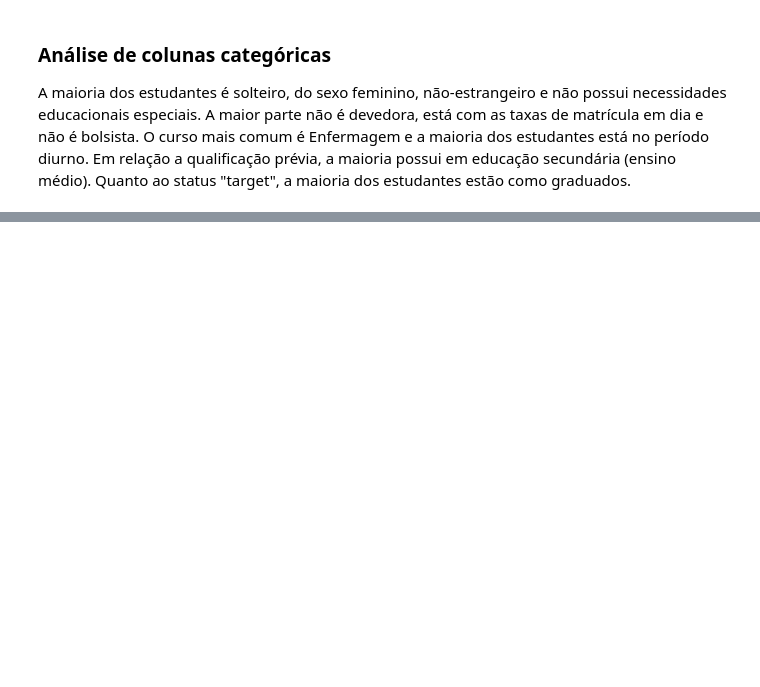
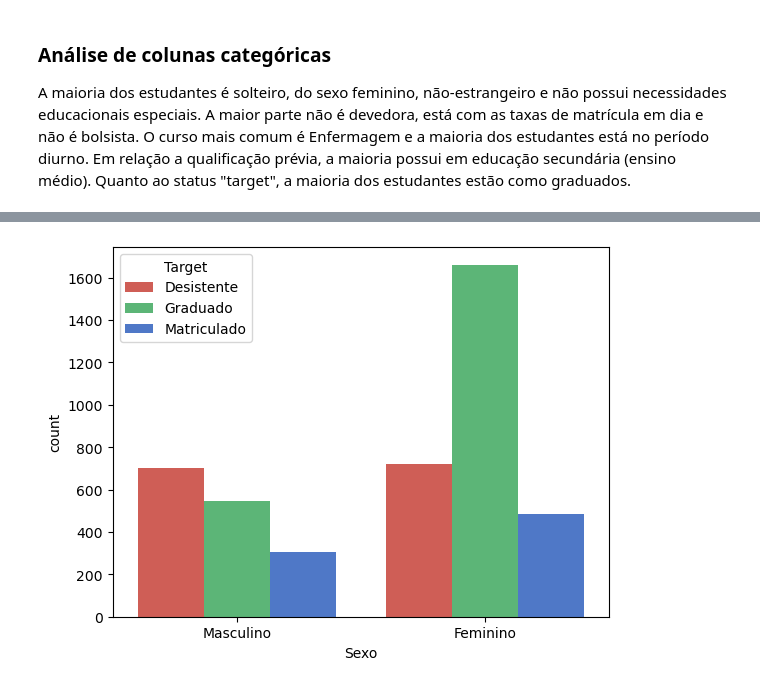
Before and after one commit to CrisNakamura/modelo_prevencao_evasao_estudantil, a Jupyter notebook: projeto.ipynb, the cells around one changed output, grey strips where cells are left out. Cells and saved outputs as stored; diff of their text form; code cells hidden in the pictures; blank space fills up the shorter version.

```diff
--- a/projeto.ipynb
+++ b/projeto.ipynb
@@ -91,0 +159,5 @@ dados.describe(include='object', exclude='number')
+# %%
+sns.countplot(data=dados, x='Sexo', hue='Target')
+plt.show()
+# %% [output]
+[figure, added]
```
Also changed, not shown: parts of 19 cells of this notebook.
